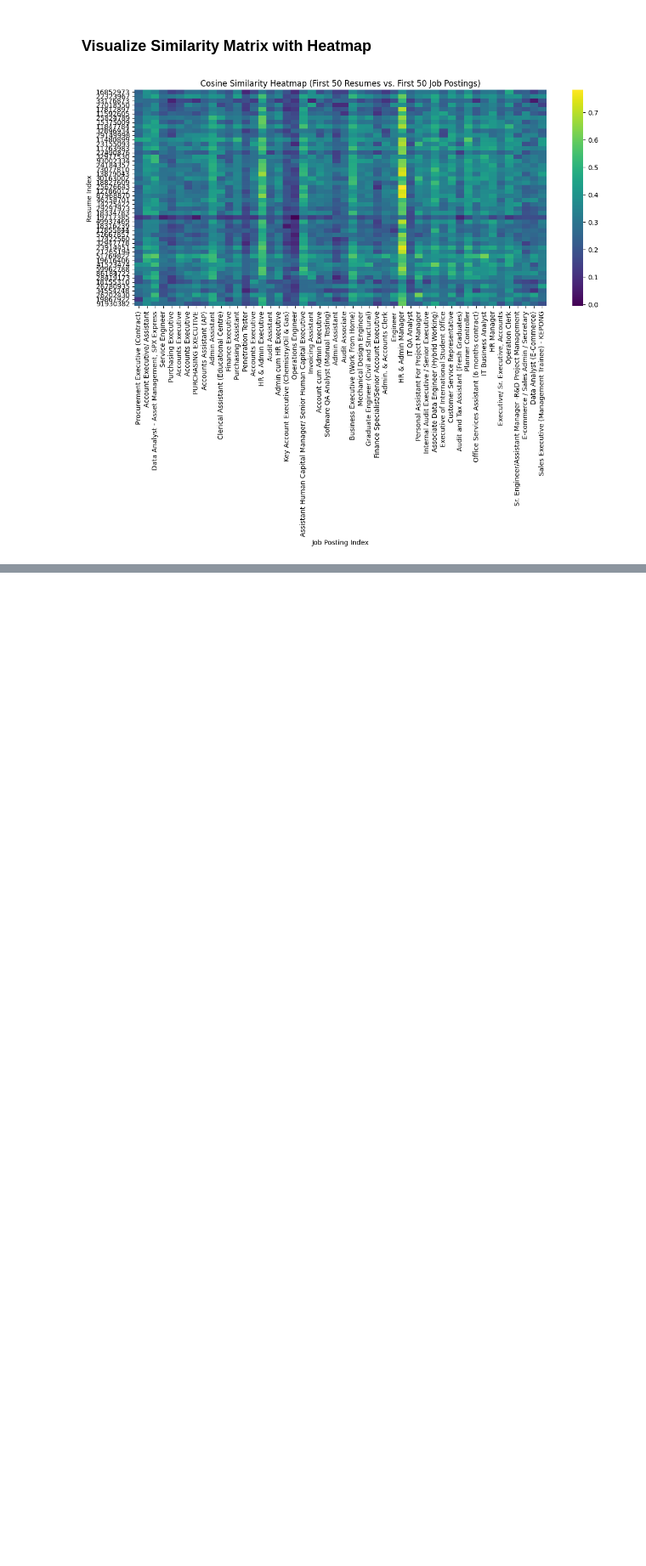
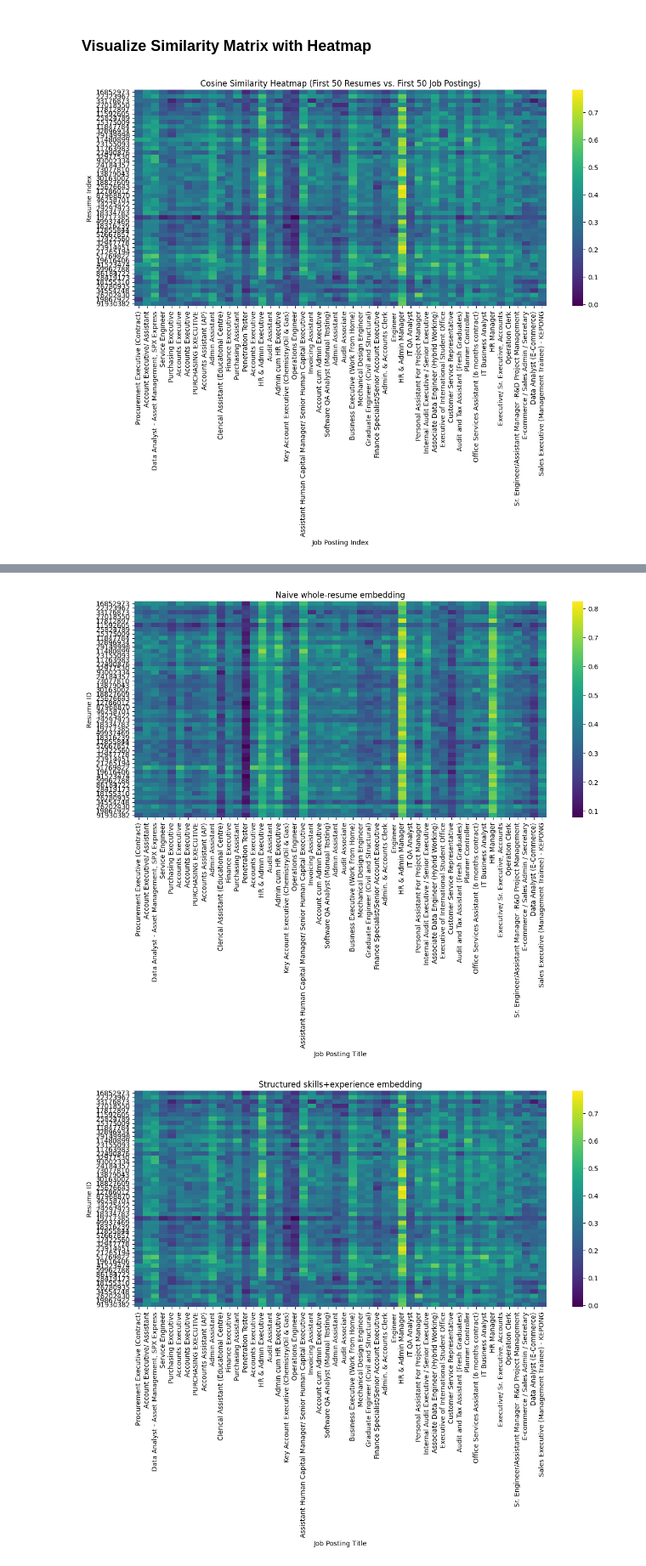
Before and after one commit to Lord-LLM/Zero-Shot-Job-Resume-to-Description-Matcher, a Jupyter notebook: Zero_Shot_Job_Resume_to_Description_Matcher.ipynb, the cells around one changed output, grey strips where cells are left out. Shown at 85% size. Saved outputs shown, nothing was run; the diff lists cells and outputs as text; code cells hidden in the pictures; blank space fills up the shorter version.

```diff
--- a/Zero_Shot_Job_Resume_to_Description_Matcher.ipynb
+++ b/Zero_Shot_Job_Resume_to_Description_Matcher.ipynb
@@ -318,6 +314,11 @@ plt.show()
 # %% [output]
 [figure]
 # %%
+import torch
+from sentence_transformers.util import cos_sim
+import matplotlib.pyplot as plt
+import seaborn as sns
+
 def category_match_rate(sim_matrix, df_resume, df_jobs, k=5):
 
     hits = 0
@@ -331,7 +332,6 @@ def category_match_rate(sim_matrix, df_resume, df_jobs, k=5):
             hits += 1
     return hits / len(df_resume)
 
-
 def inspect_examples(sim_matrix, df_resume, df_jobs, n=3, k=5):
     """Print a handful of resumes and their top-k matched job titles for a manual read."""
     for i in range(n):
@@ -342,11 +342,55 @@ def inspect_examples(sim_matrix, df_resume, df_jobs, n=3, k=5):
             print(f"  {rank}. [{score:.3f}] {df_jobs['job_title'].iloc[idx]}"
                   f" (category: {df_jobs['category'].iloc[idx]})")
 
+def top_k_jobs(sim_matrix, resume_idx, k=5):
+    """
+    Returns the indices of the top-k job postings for a given resume.
+    """
+    # Get similarity scores for the given resume against all job postings
+    resume_scores = sim_matrix[resume_idx]
+    # Get the top k scores and their indices
+    top_scores, top_indices = torch.topk(resume_scores, k=k)
+    return top_indices.tolist()
+
+def plot_heatmap(sim_matrix, df_resume, df_jobs, title="", num_resumes=50, num_jobs=50):
+    """
+    Plots a heatmap of a subset of the similarity matrix.
+    """
+    subset_sim_matrix_np = sim_matrix[:num_resumes, :num_jobs].cpu().numpy()
+
+    plt.figure(figsize=(12, 10))
+    sns.heatmap(
+        subset_sim_matrix_np,
+        annot=False,
+        cmap='viridis',
+        fmt=".2f",
+        xticklabels=df_jobs['job_title'].head(num_jobs).tolist(),
+        yticklabels=df_resume['ID'].head(num_resumes).tolist()
+    )
+    plt.title(title)
+    plt.xlabel('Job Posting Title')
+    plt.ylabel('Resume ID')
+    plt.xticks(rotation=90)
+    plt.yticks(rotation=0)
+    plt.tight_layout()
+    plt.show()
+
+# Assuming `model` is defined from a previous cell (e.g., cell `cgsUXNb1-WpL`)
+# Assuming `similarity_matrix` is defined from a previous cell (e.g., cell `04c18a20`)
+
+# Calculate naive embeddings and naive similarity matrix
+naive_resume_embeddings = model.encode(df_resume["embed_input_naive"].tolist(), convert_to_tensor=True, device='cuda')
+naive_job_embeddings = model.encode(df_jobPostings["clean_text"].tolist(), convert_to_tensor=True, device='cuda') # Using clean_text as naive for jobs
+
+sim_naive = cos_sim(naive_resume_embeddings, naive_job_embeddings)
+
+# Rename existing similarity_matrix for clarity
+sim_structured = similarity_matrix
 
 if __name__ == "__main__":
     # Quantitative ablation comparison
-    rate_naive = category_match_rate(sim_naive, df_resume, df_jobs, k=5)
-    rate_structured = category_match_rate(sim_structured, df_resume, df_jobs, k=5)
+    rate_naive = category_match_rate(sim_naive, df_resume, df_jobPostings, k=5)
+    rate_structured = category_match_rate(sim_structured, df_resume, df_jobPostings, k=5)
     print(f"Naive (whole-resume) top-5 category match rate:      {rate_naive:.2%}")
     print(f"Structured (skills+exp) top-5 category match rate:   {rate_structured:.2%}")
 
@@ -356,10 +400,11 @@ if __name__ == "__main__":
 
     # Qualitative read
     print("\n--- Naive embedding examples ---")
-    inspect_examples(sim_naive, df_resume, df_jobs)
+    inspect_examples(sim_naive, df_resume, df_jobPostings)
     print("\n--- Structured embedding examples ---")
-    inspect_examples(sim_structured, df_resume, df_jobs)
+    inspect_examples(sim_structured, df_resume, df_jobPostings)
 
     # Heatmaps for both variants, side by side conceptually
-    plot_heatmap(sim_naive, df_resume, df_jobs, title="Naive whole-resume embedding")
-    plot_heatmap(sim_structured, df_resume, df_jobs, title="Structured skills+experience embedding")
+    plot_heatmap(sim_naive, df_resume, df_jobPostings, title="Naive whole-resume embedding")
+    plot_heatmap(sim_structured, df_resume, df_jobPostings, title="Structured skills+experience embedding")
+# %% [output]
@@ -365,0 +428,2 @@ if __name__ == "__main__":
+[figure, added]
+[figure, added]
```
Also changed, not shown: parts of 4 cells of this notebook.
